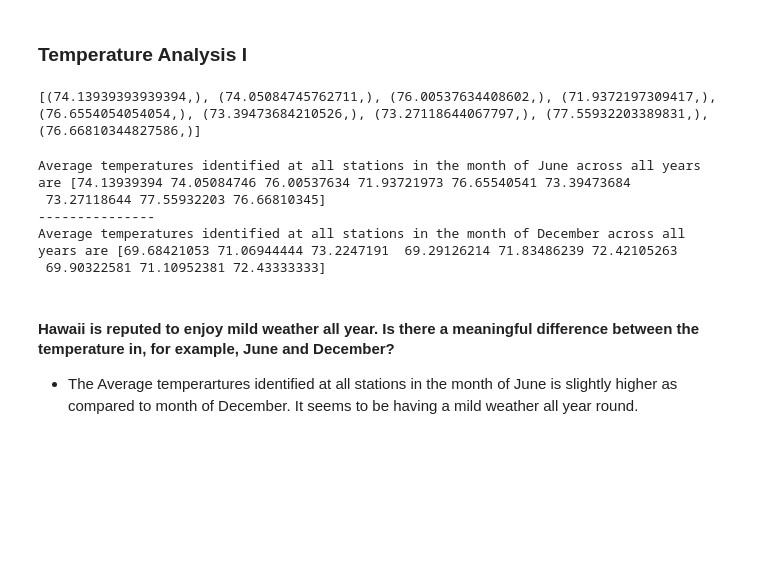
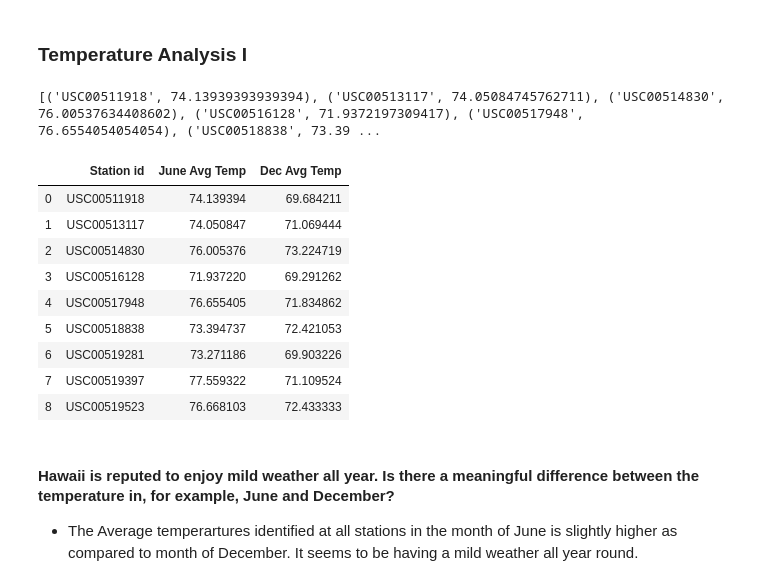
Before and after one commit to smiti5712/sqlalchemy-challenge, a Jupyter notebook: climate_main.ipynb, the cells around one changed output. Drawn from its saved outputs; the diff is of its cells as text; code cells hidden in the pictures; blank space fills up the shorter version.

```diff
--- a/climate_main.ipynb
+++ b/climate_main.ipynb
@@ -195,27 +195,50 @@ def Avg_temp(date):
 
     """
 
-    return session.query(func.avg(Measurement.tobs)).filter(func.strftime("%m", Measurement.date) == date)\
+    return session.query(Measurement.station,func.avg(Measurement.tobs)).filter(func.strftime("%m", Measurement.date) == date)\
              .group_by(Measurement.station).order_by(Measurement.station).all()
 
 
 # function usage example
 print(Avg_temp("06"))
 # %% [output]
-[(74.13939393939394,), (74.05084745762711,), (76.00537634408602,), (71.9372197309417,), (76.6554054054054,), (73.39473684210526,), (73.27118644067797,), (77.55932203389831,), (76.66810344827586,)]
+[('USC00511918', 74.13939393939394), ('USC00513117', 74.05084745762711), ('USC00514830', 76.00537634408602), ('USC00516128', 71.9372197309417), ('USC00517948', 76.6554054054054), ('USC00518838', 73.39 ...
-# %%
-Avg_temp_june = Avg_temp("06")
-Avg_temp_Dec = Avg_temp("12")
-
-print(f"Average temperatures identified at all stations in the month of June across all years are {np.ravel(Avg_temp_june)}")
-print("-"*15)
-print(f"Average temperatures identified at all stations in the month of December across all years are {np.ravel(Avg_temp_Dec)}")
-# %% [output]
-Average temperatures identified at all stations in the month of June across all years are [74.13939394 74.05084746 76.00537634 71.93721973 76.65540541 73.39473684
- 73.27118644 77.55932203 76.66810345]
----------------
-Average temperatures identified at all stations in the month of December across all years are [69.68421053 71.06944444 73.2247191  69.29126214 71.83486239 72.42105263
- 69.90322581 71.10952381 72.43333333]
+# %%
+Avg_temp_june = Avg_temp("06")
+Avg_temp_Dec = Avg_temp("12")
+
+#unpack June and Dec avergae temperatures into dictionary , to create a combined DF
+
+station_temp_june = []
+for station,avg_temp in Avg_temp_june:
+        temp_dict = {}
+        temp_dict["Station id"] = station
+        temp_dict["June Avg Temp"] = avg_temp
+        station_temp_june.append(temp_dict)
+station_temp_june_df = pd.DataFrame(station_temp_june)
+
+station_temp_dec = []
+for station,avg_temp in Avg_temp_Dec:
+        temp_dict2 = {}
+        temp_dict2["Station id"] = station
+        temp_dict2["Dec Avg Temp"] = avg_temp
+        station_temp_dec.append(temp_dict2)
+station_temp_dec_df = pd.DataFrame(station_temp_dec)
+
+combined_df = pd.merge(station_temp_june_df,station_temp_dec_df,on = "Station id")
+
+combined_df
+# %% [output]
+|  | Station id | June Avg Temp | Dec Avg Temp |
+| 0 | USC00511918 | 74.139394 | 69.684211 |
+| 1 | USC00513117 | 74.050847 | 71.069444 |
+| 2 | USC00514830 | 76.005376 | 73.224719 |
+| 3 | USC00516128 | 71.937220 | 69.291262 |
+| 4 | USC00517948 | 76.655405 | 71.834862 |
+| 5 | USC00518838 | 73.394737 | 72.421053 |
+| 6 | USC00519281 | 73.271186 | 69.903226 |
+| 7 | USC00519397 | 77.559322 | 71.109524 |
+| 8 | USC00519523 | 76.668103 | 72.433333 |
 # %% [markdown]
 #### Hawaii is reputed to enjoy mild weather all year. Is there a meaningful difference between the temperature in, for example, June and December?
 
```
Also changed, not shown: parts of 1 cell of this notebook, 1 other file.
